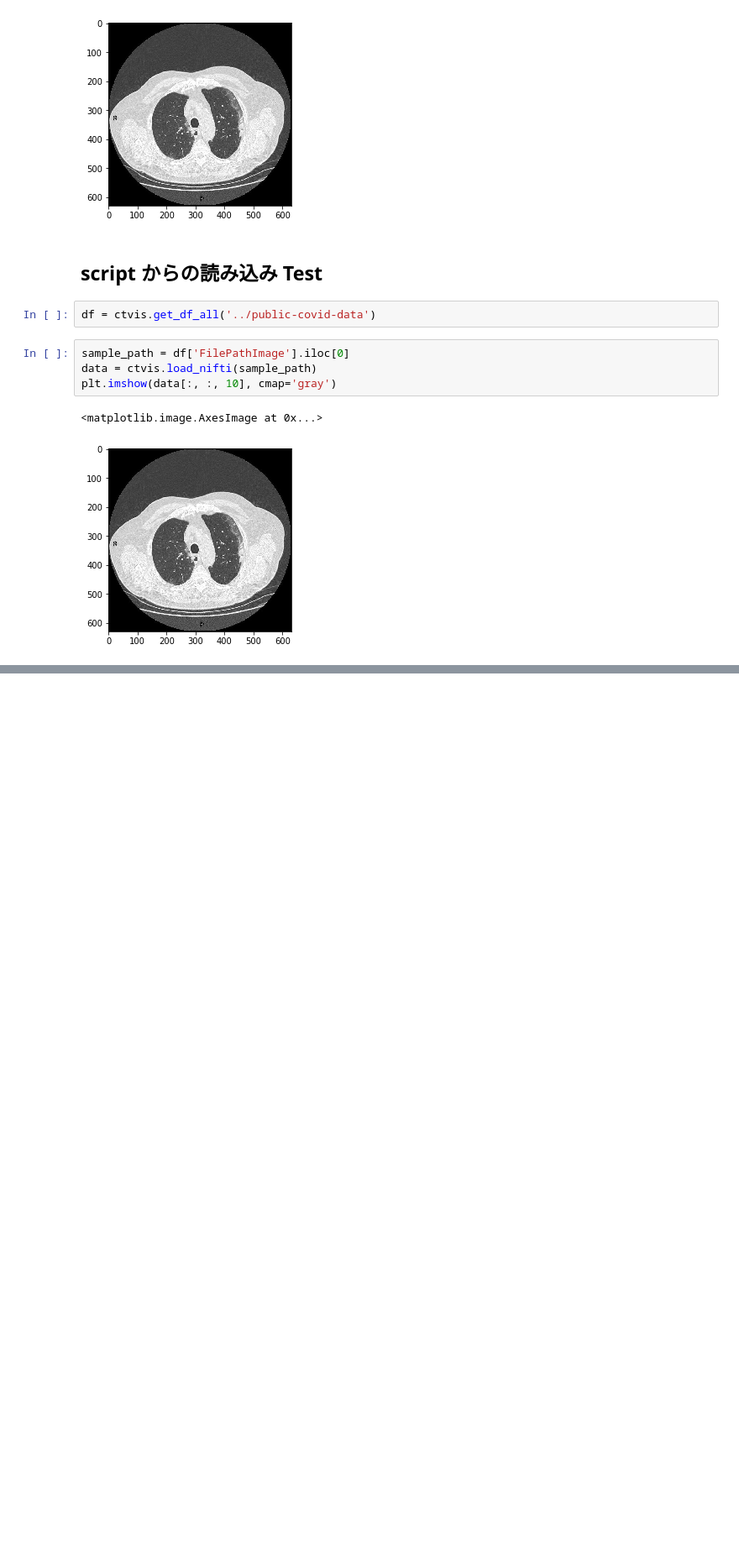
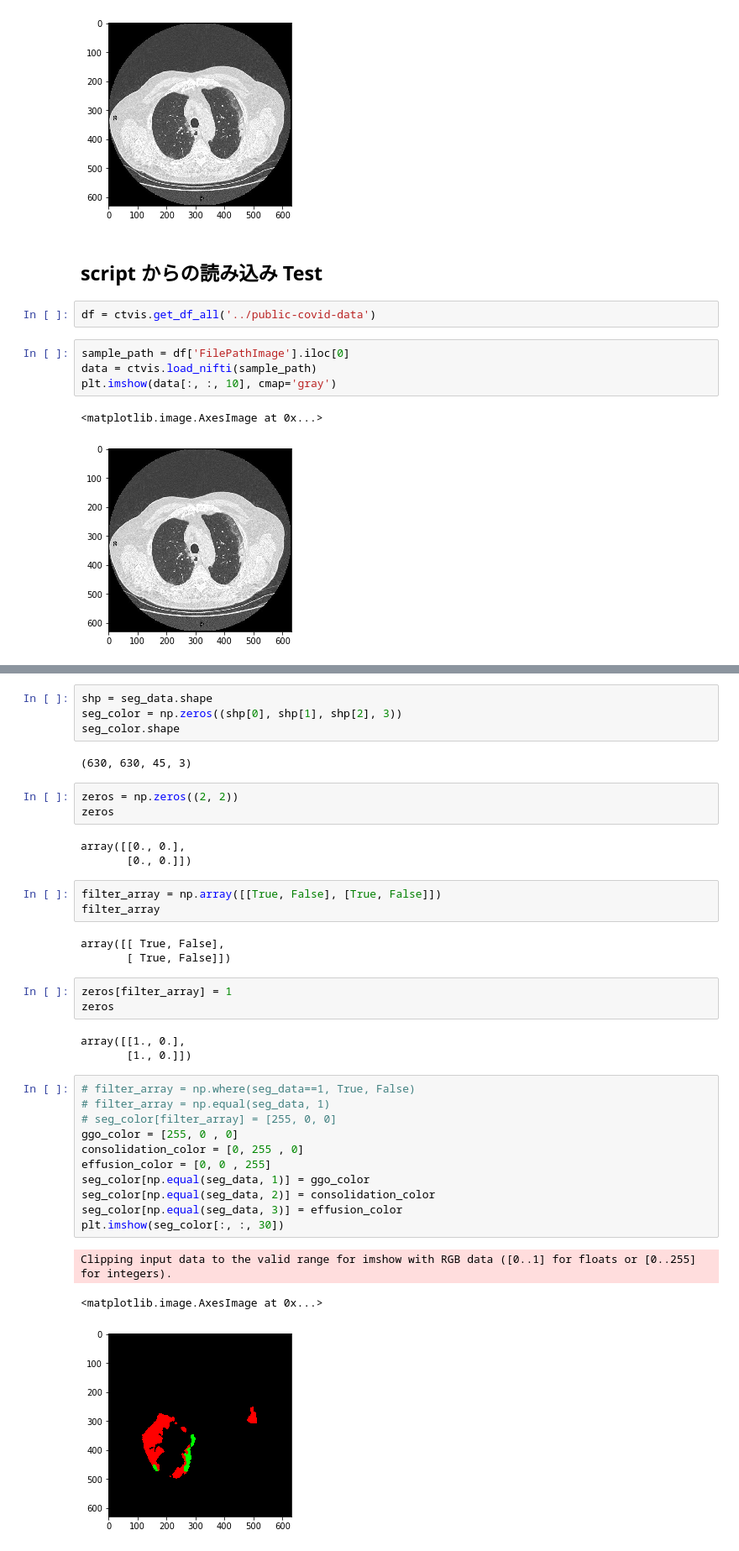
Before and after one commit to MoTo-LaBo/Python-data-science, a Jupyter notebook: CT visualization/ct_devlopment.ipynb, the cells around one changed output, grey strips where cells are left out. Shown at 84% size. Saved outputs shown, nothing was run; the diff lists cells and outputs as text; blank space fills up the shorter version.

```diff
--- a/CT visualization/ct_devlopment.ipynb
+++ b/CT visualization/ct_devlopment.ipynb
@@ -393,0 +421,39 @@ plt.imshow(data[:, :, 10], cmap='gray')
+# %%
+shp = seg_data.shape
+seg_color = np.zeros((shp[0], shp[1], shp[2], 3))
+seg_color.shape
+# %% [output]
+(630, 630, 45, 3)
+# %%
+zeros = np.zeros((2, 2))
+zeros
+# %% [output]
+array([[0., 0.],
+       [0., 0.]])
+# %%
+filter_array = np.array([[True, False], [True, False]])
+filter_array
+# %% [output]
+array([[ True, False],
+       [ True, False]])
+# %%
+zeros[filter_array] = 1
+zeros
+# %% [output]
+array([[1., 0.],
+       [1., 0.]])
+# %%
+# filter_array = np.where(seg_data==1, True, False)
+# filter_array = np.equal(seg_data, 1)
+# seg_color[filter_array] = [255, 0, 0]
+ggo_color = [255, 0 , 0]
+consolidation_color = [0, 255 , 0]
+effusion_color = [0, 0 , 255]
+seg_color[np.equal(seg_data, 1)] = ggo_color
+seg_color[np.equal(seg_data, 2)] = consolidation_color
+seg_color[np.equal(seg_data, 3)] = effusion_color
+plt.imshow(seg_color[:, :, 30])
+# %% [output]
+Clipping input data to the valid range for imshow with RGB data ([0..1] for floats or [0..255] for integers).
+<matplotlib.image.AxesImage at 0x...>
+[figure, added]
```
Also changed, not shown: parts of 13 cells of this notebook, 2 other files.
